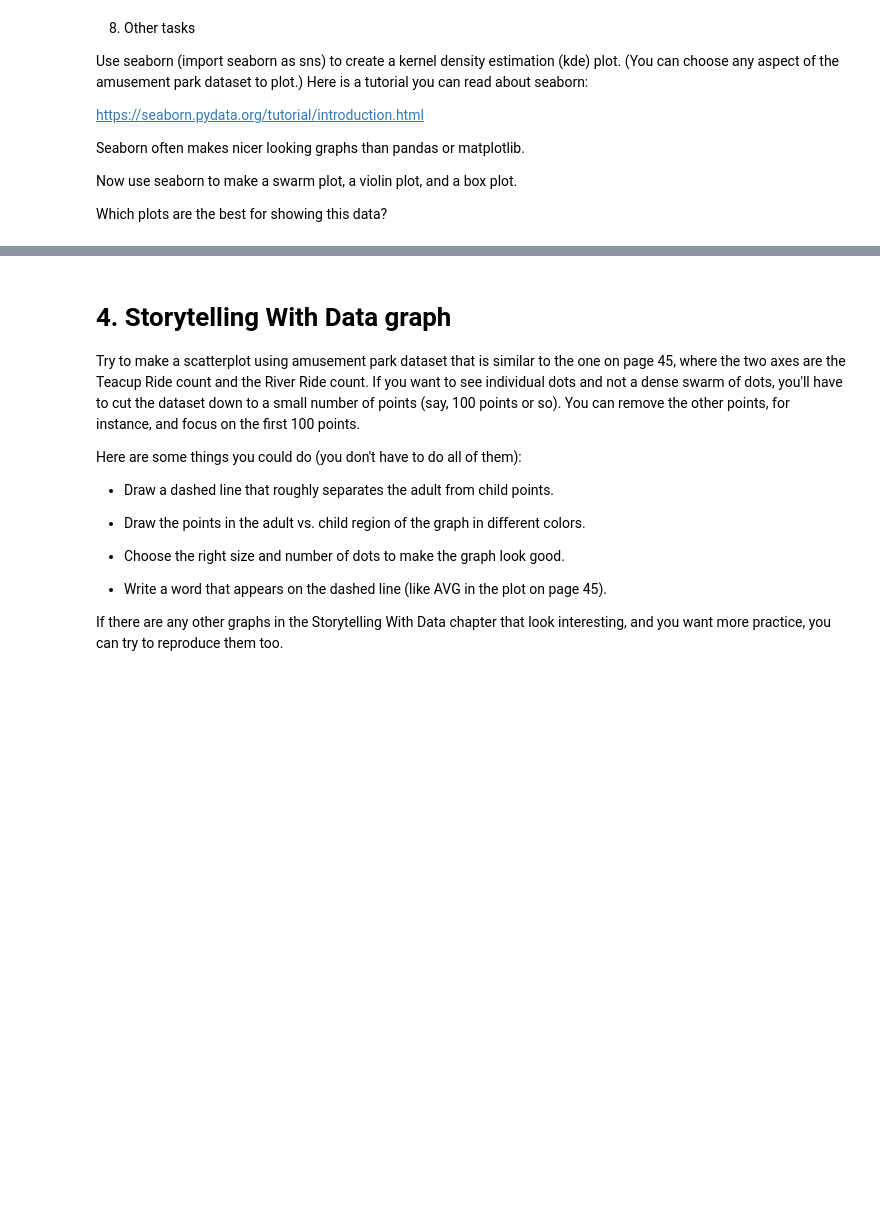
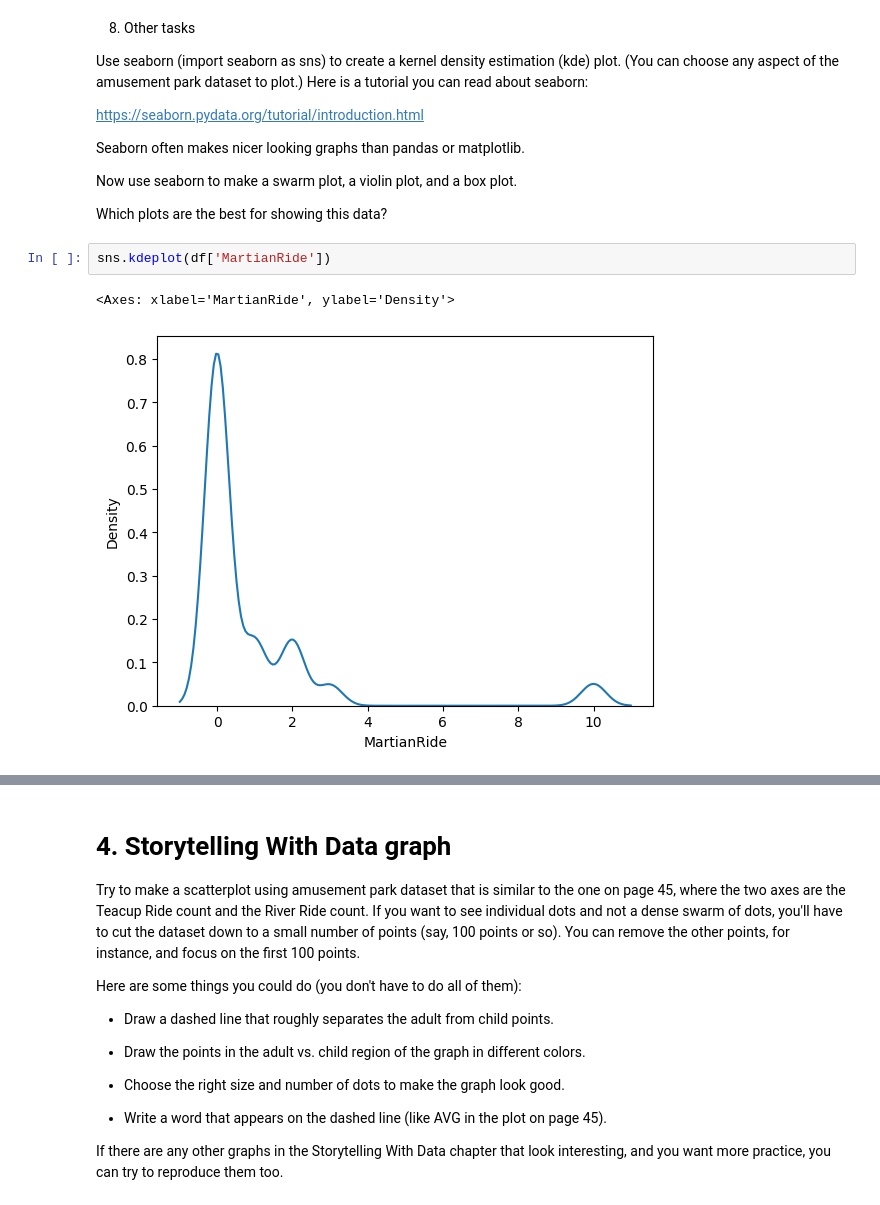
Before and after one commit to calebhadley1/Module-B-semester-2, a Jupyter notebook: OMDS-ModB2-Week3-Hadley-Caleb.ipynb, the cells around one changed output, grey strips where cells are left out. Saved outputs shown, nothing was run; the diff lists cells and outputs as text; blank space fills up the shorter version.

```diff
--- a/OMDS-ModB2-Week3-Hadley-Caleb.ipynb
+++ b/OMDS-ModB2-Week3-Hadley-Caleb.ipynb
@@ -434,3 +434,8 @@ Seaborn often makes nicer looking graphs than pandas or matplotlib.
 Now use seaborn to make a swarm plot, a violin plot, and a box plot.
 
 Which plots are the best for showing this data?
+# %%
+sns.kdeplot(df['MartianRide'])
+# %% [output]
+<Axes: xlabel='MartianRide', ylabel='Density'>
+[figure, added]
```
Also changed, not shown: parts of 3 cells of this notebook.
